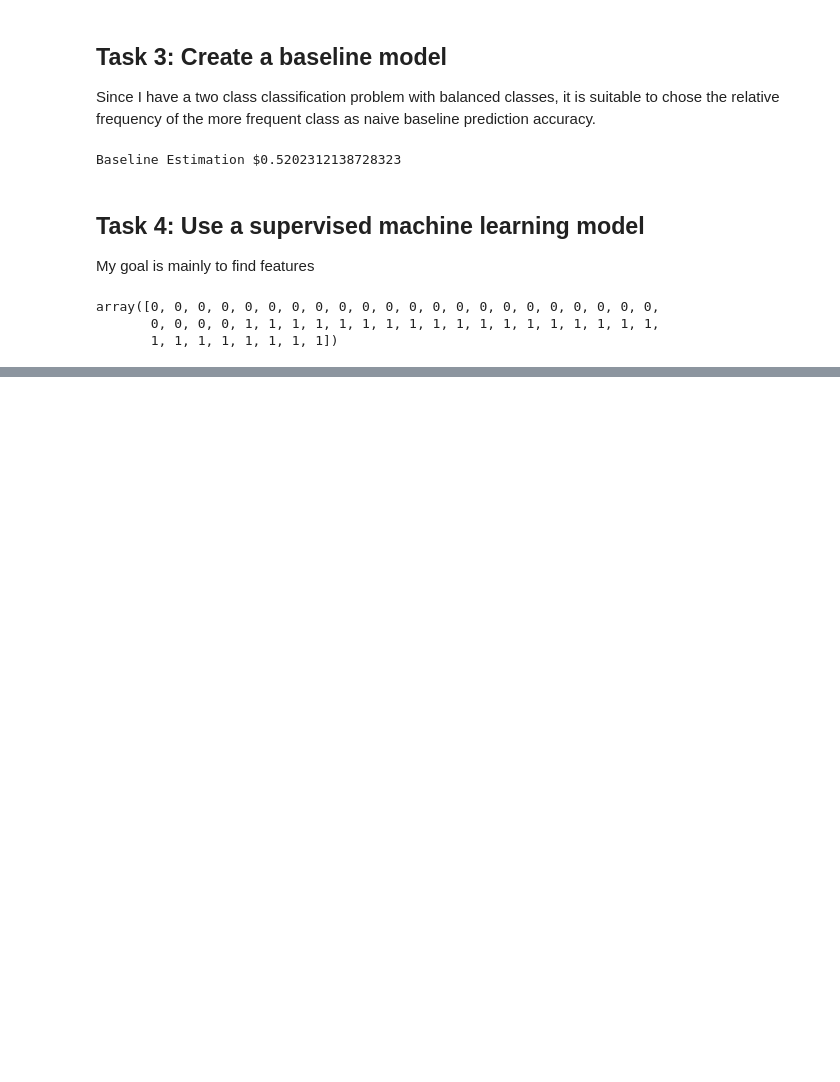
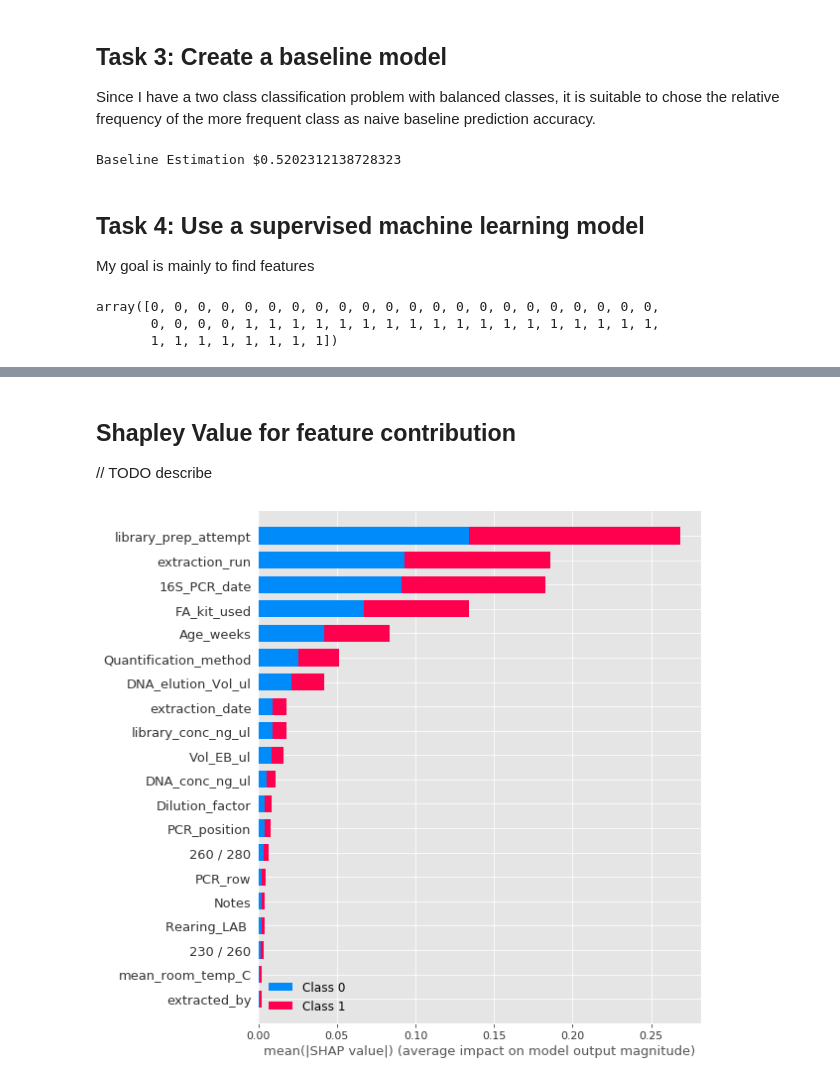
Before and after one commit to MaxJoas/metagenomic_contamination, a Jupyter notebook: supervised/supervised.ipynb, the cells around one changed output, grey strips where cells are left out. Cells and saved outputs as stored; diff of their text form; code cells hidden in the pictures; blank space fills up the shorter version.

```diff
--- a/supervised/supervised.ipynb
+++ b/supervised/supervised.ipynb
@@ -126,0 +209,8 @@ feat_importances.nlargest(15).plot(kind='barh')
+# %% [markdown]
+## Shapley Value for feature contribution
+// TODO describe
+# %%
+shap_values = shap.TreeExplainer(fit).shap_values(train_X)
+shap.summary_plot(shap_values, train_X)
+# %% [output]
+[figure, added]
```
Also changed, not shown: parts of 14 cells of this notebook.
